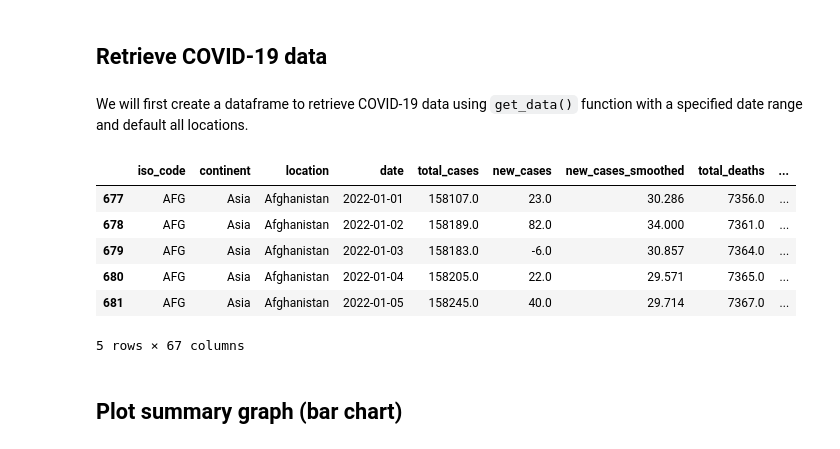
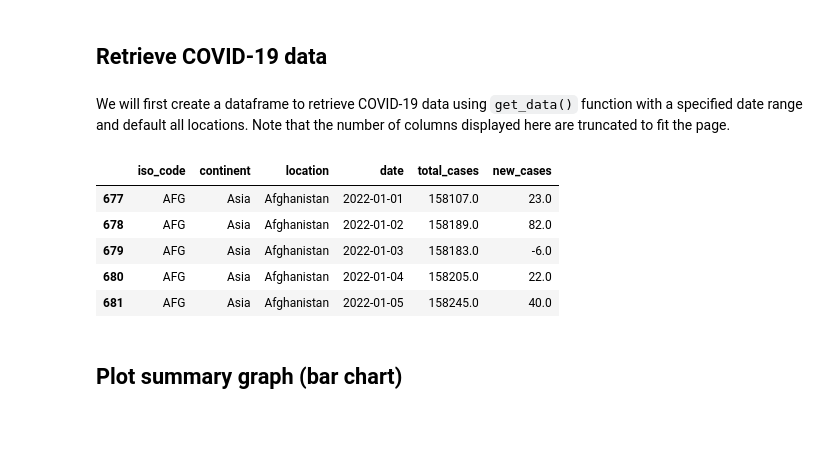
Before and after one commit to UBC-MDS/covizpy, a Jupyter notebook: docs/example.ipynb, the cells around one changed output. Saved outputs shown, nothing was run; the diff lists cells and outputs as text; code cells hidden in the pictures.

```diff
--- a/docs/example.ipynb
+++ b/docs/example.ipynb
@@ -19,18 +19,18 @@ To use the functions, see below examples:
 # %% [markdown]
 ## Retrieve COVID-19 data
 # %% [markdown]
-We will first create a dataframe to retrieve COVID-19 data using `get_data()` function with a specified date range and default all locations.
+We will first create a dataframe to retrieve COVID-19 data using `get_data()` function with a specified date range and default all locations.</br>
+Note that the number of columns displayed here are truncated to fit the page.
 # %%
 df = get_data(date_from="2022-01-01", date_to="2022-01-21")
-df.head()
+df.head().iloc[:,:6]
 # %% [output]
-|  | iso_code | continent | location | date | total_cases | new_cases | new_cases_smoothed | total_deaths | ... |
-| 677 | AFG | Asia | Afghanistan | 2022-01-01 | 158107.0 | 23.0 | 30.286 | 7356.0 | ... |
-| 678 | AFG | Asia | Afghanistan | 2022-01-02 | 158189.0 | 82.0 | 34.000 | 7361.0 | ... |
-| 679 | AFG | Asia | Afghanistan | 2022-01-03 | 158183.0 | -6.0 | 30.857 | 7364.0 | ... |
-| 680 | AFG | Asia | Afghanistan | 2022-01-04 | 158205.0 | 22.0 | 29.571 | 7365.0 | ... |
-| 681 | AFG | Asia | Afghanistan | 2022-01-05 | 158245.0 | 40.0 | 29.714 | 7367.0 | ... |
+|  | iso_code | continent | location | date | total_cases | new_cases |
+| 677 | AFG | Asia | Afghanistan | 2022-01-01 | 158107.0 | 23.0 |
+| 678 | AFG | Asia | Afghanistan | 2022-01-02 | 158189.0 | 82.0 |
+| 679 | AFG | Asia | Afghanistan | 2022-01-03 | 158183.0 | -6.0 |
+| 680 | AFG | Asia | Afghanistan | 2022-01-04 | 158205.0 | 22.0 |
+| 681 | AFG | Asia | Afghanistan | 2022-01-05 | 158245.0 | 40.0 |
-5 rows × 67 columns
 # %% [markdown]
 ## Plot summary graph (bar chart)
 # %% [markdown]
```
Also changed, not shown: parts of 3 cells of this notebook.
